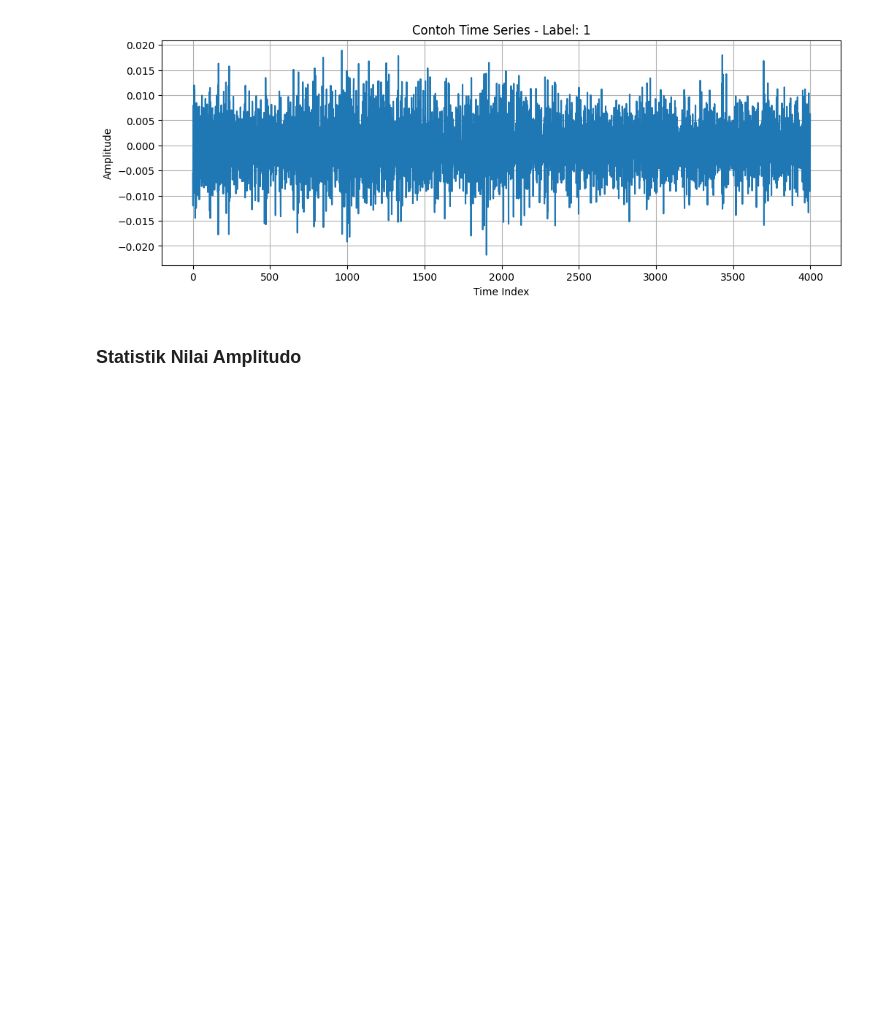
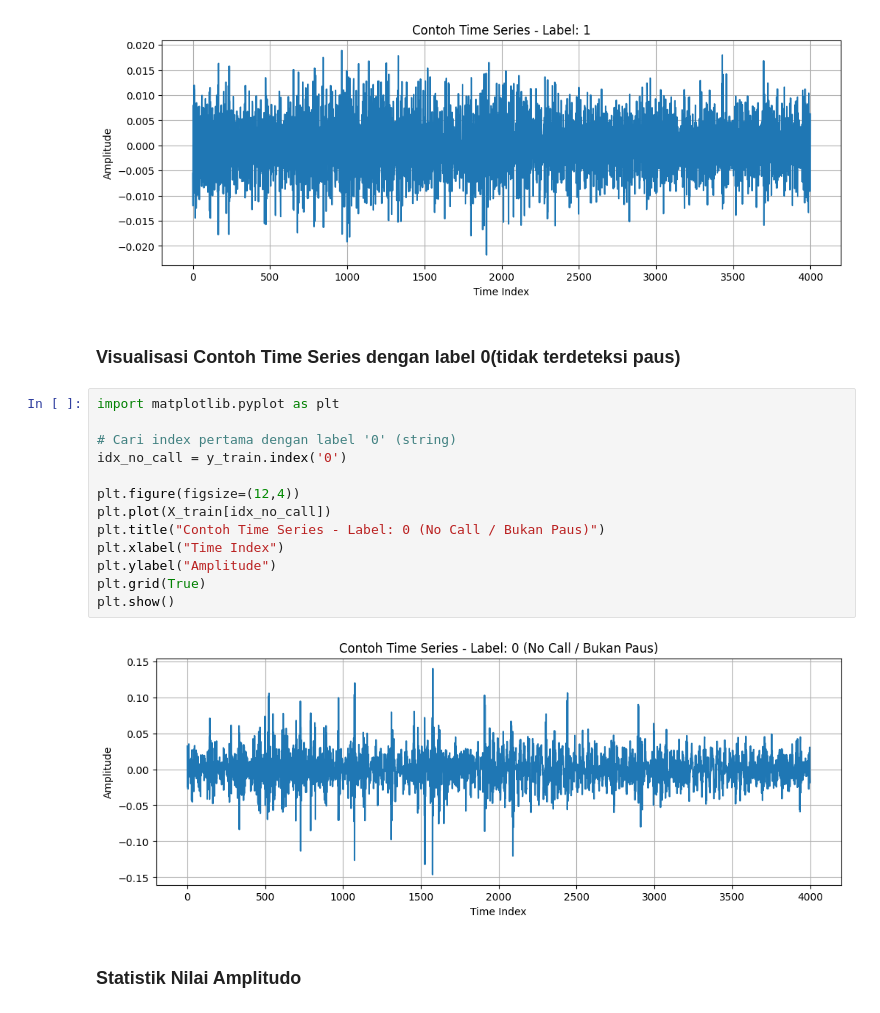
Before and after one commit to Yotan123/psd, a Jupyter notebook: _sources/DUsuarapaus.ipynb, the cells around one changed output. Cells and saved outputs as stored; diff of their text form; blank space fills up the shorter version.

```diff
--- a/_sources/DUsuarapaus.ipynb
+++ b/_sources/DUsuarapaus.ipynb
@@ -210,6 +210,23 @@ plt.grid(True)
 plt.show()
 # %% [output]
 [figure]
+# %% [markdown]
+### Visualisasi Contoh Time Series dengan label 0(tidak terdeteksi paus)
+# %%
+import matplotlib.pyplot as plt
+
+# Cari index pertama dengan label '0' (string)
+idx_no_call = y_train.index('0')
+
+plt.figure(figsize=(12,4))
+plt.plot(X_train[idx_no_call])
+plt.title("Contoh Time Series - Label: 0 (No Call / Bukan Paus)")
+plt.xlabel("Time Index")
+plt.ylabel("Amplitude")
+plt.grid(True)
+plt.show()
+# %% [output]
+[figure, added]
 # %% [markdown]
 ### Statistik Nilai Amplitudo
 # %%
```
Also changed, not shown: parts of 3 cells of this notebook, 3 other files.
